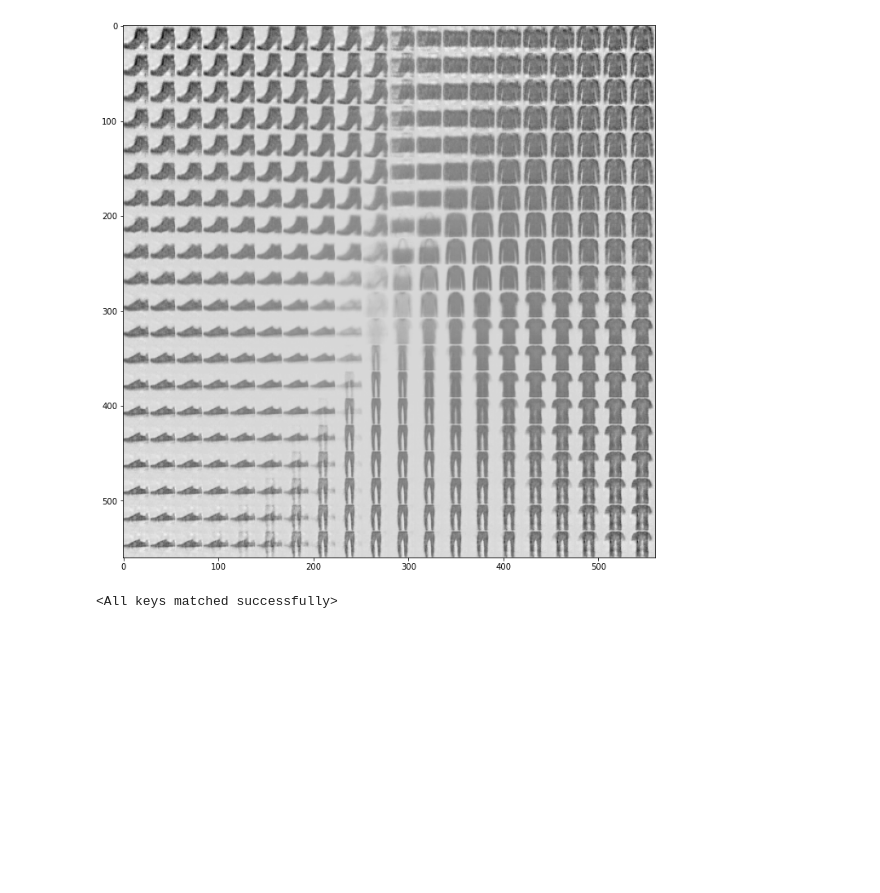
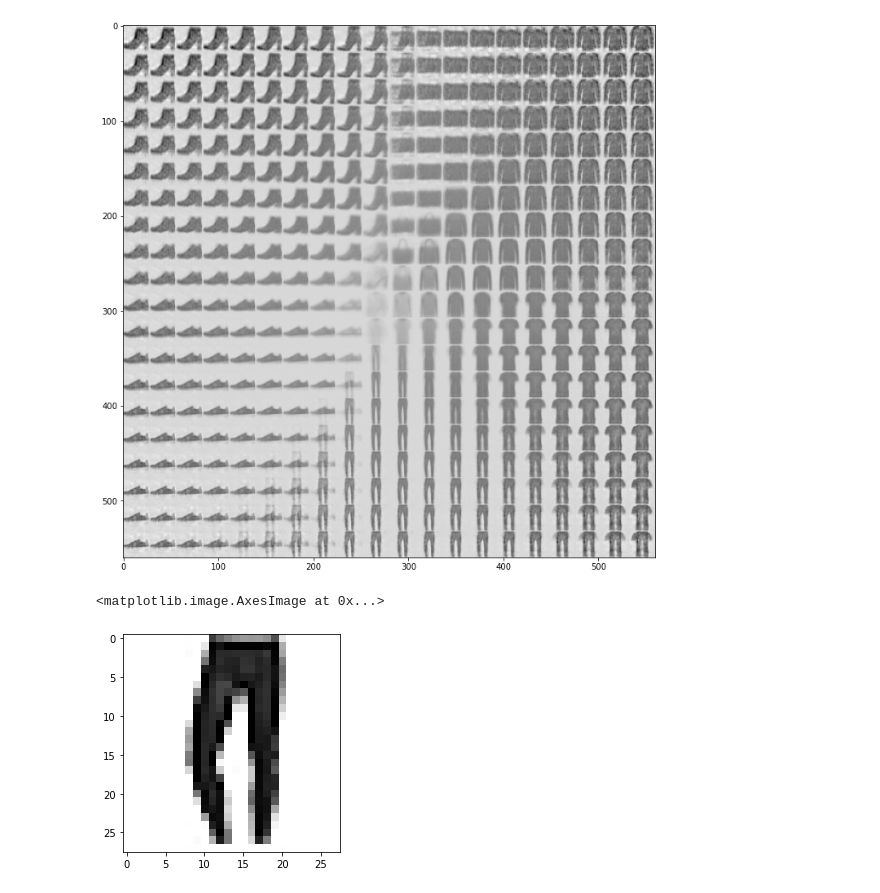
Before and after one commit to SamShowalter/CS273_Final_Project_VAE, a Jupyter notebook: notebooks/VAE_Training.ipynb, the cells around one changed output. Cells and saved outputs as stored; diff of their text form; code cells hidden in the pictures; blank space fills up the shorter version.

```diff
--- a/notebooks/VAE_Training.ipynb
+++ b/notebooks/VAE_Training.ipynb
@@ -135,9 +148,11 @@ plt.axes("off")
 # %% [output]
 TypeError: ufunc 'isfinite' not supported for the input types, and the inputs could not be safely coerced to any supported types according to the casting rule ''safe''
 [figure]
-# %%
-fvae.load_state_dict(torch.load("../models/20_epoch_2ld_VAE_model.pt"))
-# %% [output]
-<All keys matched successfully>
+# %%
+a = torch.unsqueeze(t[50001][0],0)
+b = torch.unsqueeze(t[2292][0],0)
 # %%
-plt.imshow(torch.squeeze(fvae.sample(1).detach().cpu()), cmap = "Greys");
+plt.imshow(torch.squeeze(a), cmap = 'Greys')
+# %% [output]
+<matplotlib.image.AxesImage at 0x...>
+[figure, added]
```
Also changed, not shown: parts of 7 cells of this notebook, 1 other file.
